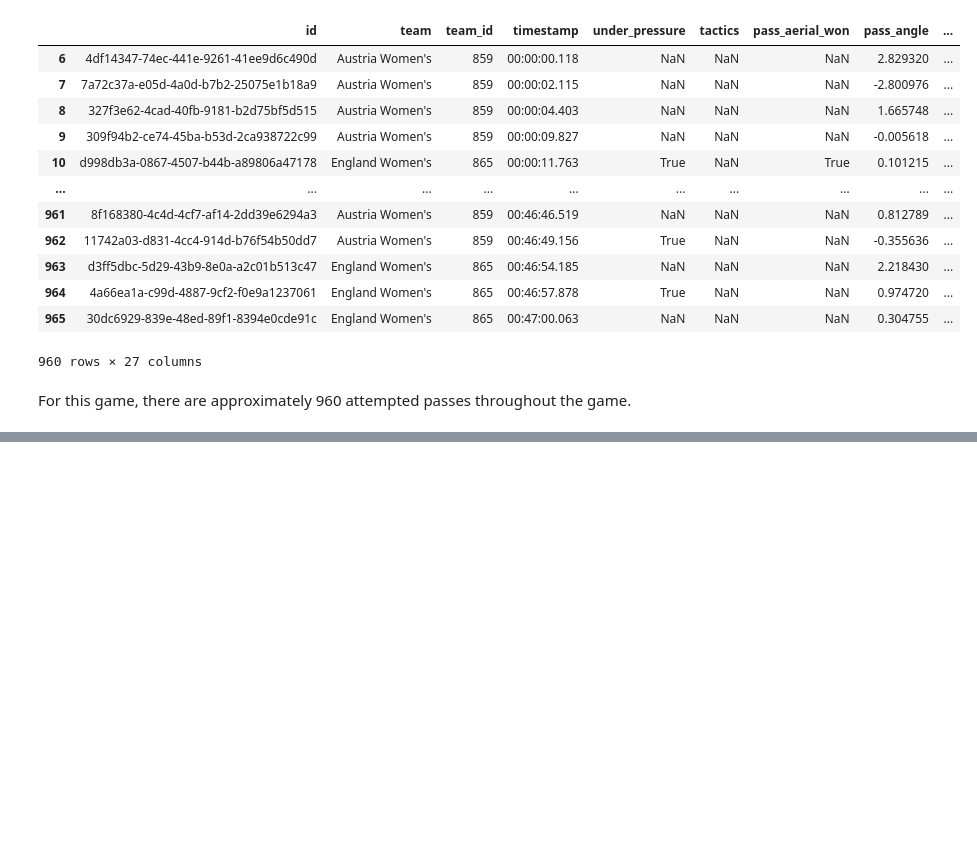
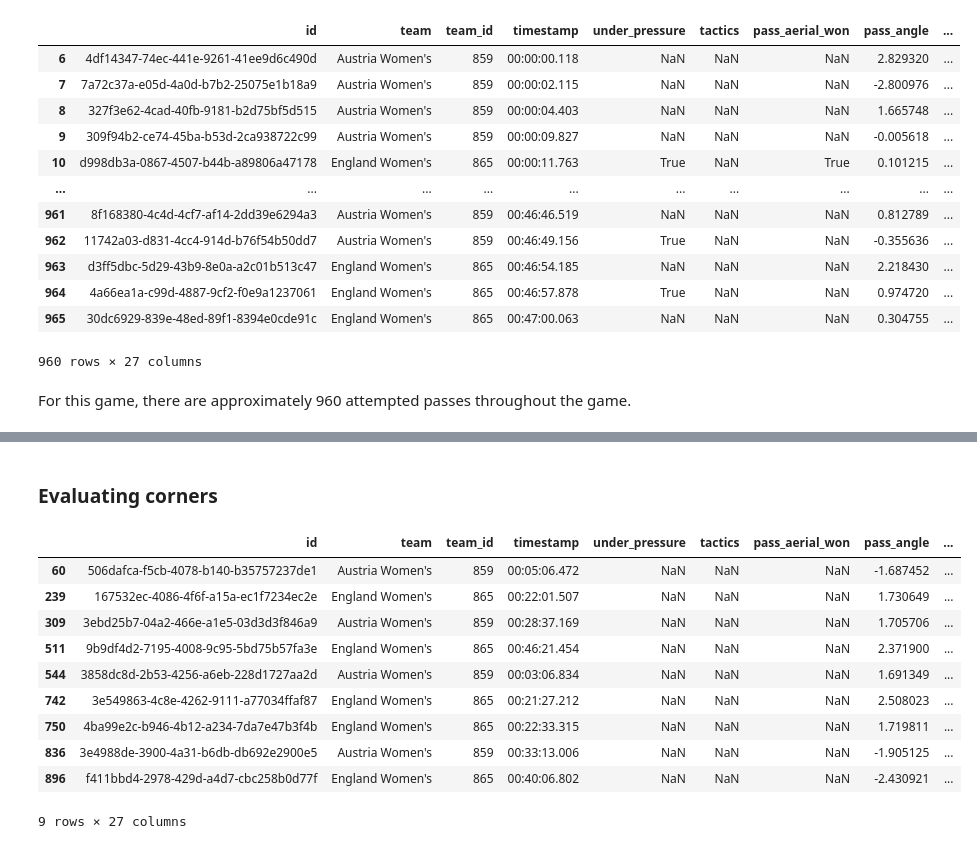
Before and after one commit to rdoughty10/SoccerSphere, a Jupyter notebook: notebooks/data_overview.ipynb, the cells around one changed output, grey strips where cells are left out. Drawn from its saved outputs; the diff is of its cells as text; code cells hidden in the pictures; blank space fills up the shorter version.

Commit message:
corners basics

```diff
--- a/notebooks/data_overview.ipynb
+++ b/notebooks/data_overview.ipynb
@@ -195,7 +183,8 @@ important_cols = ['id','team', 'team_id', 'timestamp', 'under_pressure', 'tactic
 col_select = important_cols + pass_cols
 
 passes = events[events['type']=='Pass']
-passes[col_select]
+passes = passes[col_select]
+passes
 # %% [output]
 |  | id | team | team_id | timestamp | under_pressure | tactics | pass_aerial_won | pass_angle | ... |
 | 6 | 4df14347-74ec-441e-9261-41ee9d6c490d | Austria Women's | 859 | 00:00:00.118 | NaN | NaN | NaN | 2.829320 | ... |
@@ -216,0 +234,17 @@ Now I do an inner join with the 360 /
+# %% [markdown]
+### Evaluating corners
+# %%
+corners = passes[passes['pass_type'] == 'Corner']
+corners
+# %% [output]
+|  | id | team | team_id | timestamp | under_pressure | tactics | pass_aerial_won | pass_angle | ... |
+| 60 | 506dafca-f5cb-4078-b140-b35757237de1 | Austria Women's | 859 | 00:05:06.472 | NaN | NaN | NaN | -1.687452 | ... |
+| 239 | 167532ec-4086-4f6f-a15a-ec1f7234ec2e | England Women's | 865 | 00:22:01.507 | NaN | NaN | NaN | 1.730649 | ... |
+| 309 | 3ebd25b7-04a2-466e-a1e5-03d3d3f846a9 | Austria Women's | 859 | 00:28:37.169 | NaN | NaN | NaN | 1.705706 | ... |
+| 511 | 9b9df4d2-7195-4008-9c95-5bd75b57fa3e | England Women's | 865 | 00:46:21.454 | NaN | NaN | NaN | 2.371900 | ... |
+| 544 | 3858dc8d-2b53-4256-a6eb-228d1727aa2d | Austria Women's | 859 | 00:03:06.834 | NaN | NaN | NaN | 1.691349 | ... |
+| 742 | 3e549863-4c8e-4262-9111-a77034ffaf87 | England Women's | 865 | 00:21:27.212 | NaN | NaN | NaN | 2.508023 | ... |
+| 750 | 4ba99e2c-b946-4b12-a234-7da7e47b3f4b | England Women's | 865 | 00:22:33.315 | NaN | NaN | NaN | 1.719811 | ... |
+| 836 | 3e4988de-3900-4a31-b6db-db692e2900e5 | Austria Women's | 859 | 00:33:13.006 | NaN | NaN | NaN | -1.905125 | ... |
+| 896 | f411bbd4-2978-429d-a4d7-cbc258b0d77f | England Women's | 865 | 00:40:06.802 | NaN | NaN | NaN | -2.430921 | ... |
+9 rows × 27 columns
```
Also changed, not shown: parts of 10 cells of this notebook.
